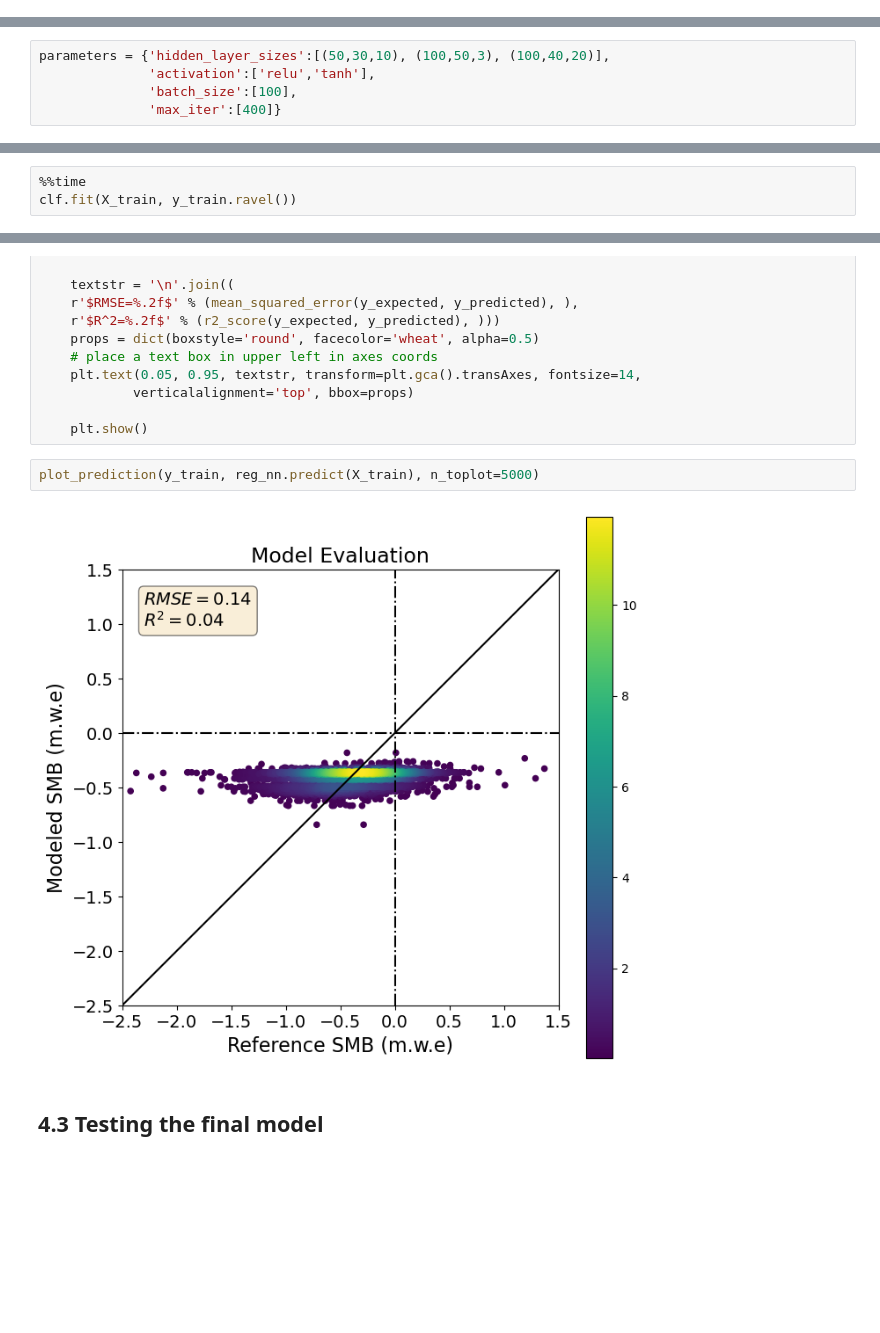
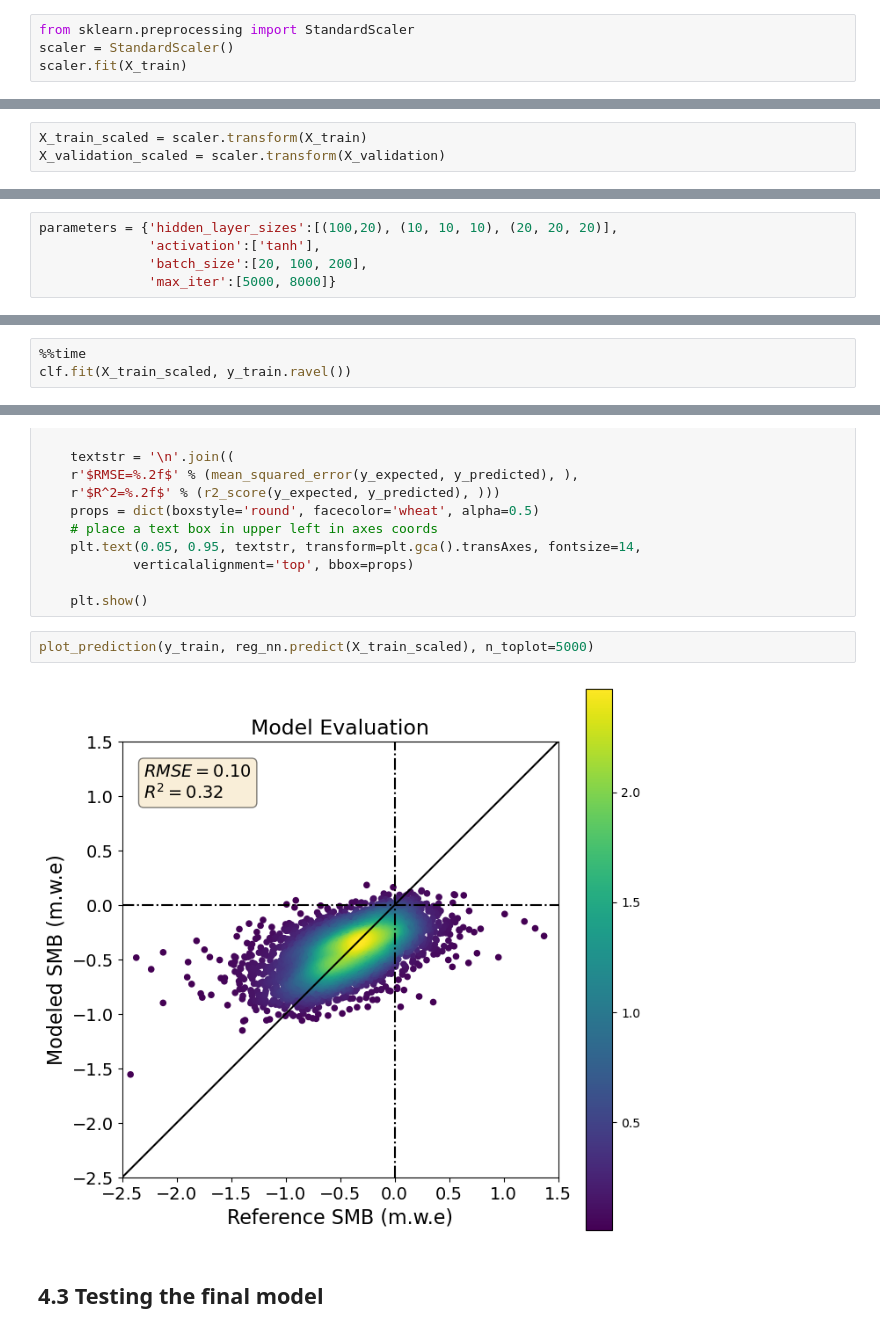
Before and after one commit to regine/Project_MB_Regression, a Jupyter notebook: 4_Validation.ipynb, the cells around one changed output, grey strips where cells are left out. Saved outputs shown, nothing was run; the diff lists cells and outputs as text; blank space fills up the shorter version.

```diff
--- a/4_Validation.ipynb
+++ b/4_Validation.ipynb
@@ -71,3 +71,7 @@ df_validation_X = df_validation.drop(features_to_drop, axis=1)
 df_validation_y = df_validation[['dmdtda']]
 
 X_validation, y_validation = df_validation_X.values, df_validation_y.values
+# %%
+from sklearn.preprocessing import StandardScaler
+scaler = StandardScaler()
+scaler.fit(X_train)
@@ -74,3 +80,6 @@ X_validation, y_validation = df_validation_X.values, df_validation_y.values
+# %%
+X_train_scaled = scaler.transform(X_train)
+X_validation_scaled = scaler.transform(X_validation)
 # %%
 from sklearn.preprocessing import StandardScaler
 from sklearn.linear_model import ElasticNet
@@ -79,10 +88,10 @@ from sklearn.model_selection import GridSearchCV
 # %% [markdown]
 Define set of hyperparameters to use in cross-validation (rest is default)
 # %%
-parameters = {'hidden_layer_sizes':[(50,30,10), (100,50,3), (100,40,20)],
-              'activation':['relu','tanh'],
-              'batch_size':[100],
-              'max_iter':[400]}
+parameters = {'hidden_layer_sizes':[(100,20), (10, 10, 10), (20, 20, 20)],
+              'activation':['tanh'],
+              'batch_size':[20, 100, 200],
+              'max_iter':[5000, 8000]}
 # %% [markdown]
 Find best hyperparameters in cross-validation:
 # %%
@@ -90,5 +99,5 @@ clf = GridSearchCV(estimator=MLPRegressor(),
                    param_grid=parameters)
 # %%
 %%time
-clf.fit(X_train, y_train.ravel())
+clf.fit(X_train_scaled, y_train.ravel())
 # %% [output]
@@ -159,9 +170,9 @@ def plot_prediction(y1, y2, n_toplot=10**10):
 
     plt.show()
 # %%
-plot_prediction(y_train, reg_nn.predict(X_train), n_toplot=5000)
+plot_prediction(y_train, reg_nn.predict(X_train_scaled), n_toplot=5000)
 # %% [output]
-[figure, old version]
+[figure, new version]
 # %% [markdown]
 ## 4.3 Testing the final model
 # %% [markdown]
```
Also changed, not shown: parts of 9 cells of this notebook, 2 other files.
